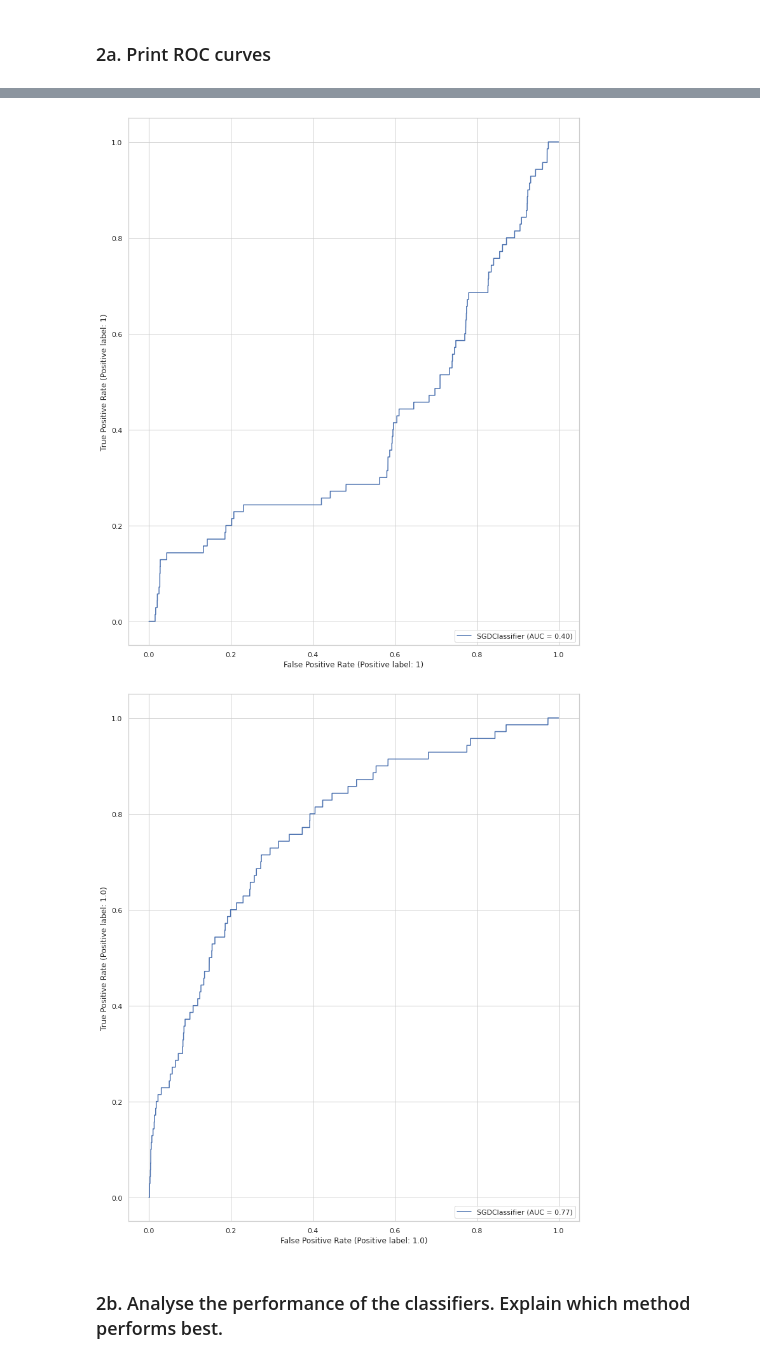
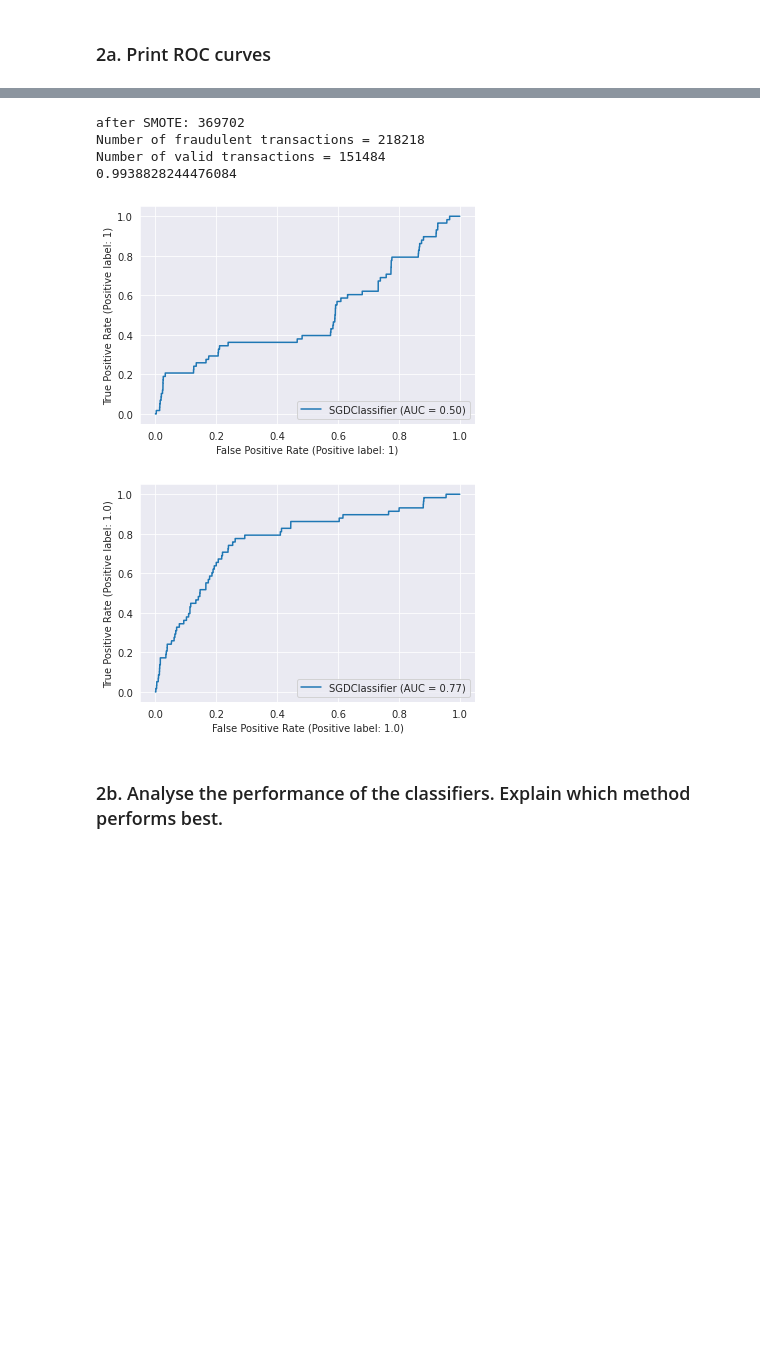
Before and after one commit to CarlosChu-c/CiberSecurityLab, a Jupyter notebook: lab1/Lab1-2021.ipynb, the cells around one changed output, grey strips where cells are left out. Drawn from its saved outputs; the diff is of its cells as text; code cells hidden in the pictures; blank space fills up the shorter version.

```diff
--- a/lab1/Lab1-2021.ipynb
+++ b/lab1/Lab1-2021.ipynb
@@ -228,7 +230,6 @@ label_src = data_src['label']
 data_src = data_src.drop(columns=['label'])
 X_train, X_test, y_train, y_test = train_test_split(data_src, label_src, test_size=0.2)
 # %%
-
 class MySMOTE:
     """
     MySMOTE is a class that implements the SMOTE algorithm.
@@ -242,6 +243,9 @@ class MySMOTE:
             raise ValueError("The sample rate n must be greater than 1")
 
     def fit_resample(self, sample, label):
+        sample_column = sample.columns
+        sample = sample.to_numpy()
+        label = label.to_numpy()
         sample_minor = sample[label == 1]
         self.synthetic = np.zeros((sample_minor.shape[0] * self.n, sample_minor.shape[1]))
         for i in range(sample_minor.shape[0]):
@@ -252,6 +256,8 @@ class MySMOTE:
         # Concatenate the synthetic samples with the original samples
         synthetic = np.concatenate((sample, self.synthetic), axis=0)
         synthetic_label = np.concatenate((label, synthetic_label), axis=0)
+        synthetic = pd.DataFrame(synthetic, columns=sample_column)
+        synthetic_label = pd.Series(synthetic_label)
         return synthetic, synthetic_label
 
     def get_neighbors(self, X, x):
@@ -276,17 +282,18 @@ from sklearn.linear_model import SGDClassifier
 import sklearn.neighbors
 from imblearn.over_sampling import SMOTE
 import sklearn.metrics as metrics
+
 clf = SGDClassifier(max_iter=1000, tol=1e-3)
 clf.fit(X_train, y_train)
 metrics.plot_roc_curve(clf, X_test, y_test)
 print(metrics.accuracy_score(y_test, clf.predict(X_test)))
 metrics.confusion_matrix(y_test, clf.predict(X_test))
 sm = MySMOTE(n=1000, k=2)
-X_train_sm, y_train_sm = sm.fit_resample(X_train.to_numpy(), y_train.to_numpy())
-#display(X_train_sm.head(10))
+X_train_sm, y_train_sm = sm.fit_resample(X_train, y_train)
+display(X_train_sm.head(10))
 print("after SMOTE:",len(X_train_sm))
-#print("Number of fraudulent transactions = " + str(len(y_train_sm.loc[y_train_sm == 1])))
-#print("Number of valid transactions = " + str(len(y_train_sm.loc[y_train_sm == 0])))
+print("Number of fraudulent transactions = " + str(len(y_train_sm.loc[y_train_sm == 1])))
+print("Number of valid transactions = " + str(len(y_train_sm.loc[y_train_sm == 0])))
 clf.fit(X_train_sm, y_train_sm)
 metrics.plot_roc_curve(clf, X_test, y_test)
 print(metrics.accuracy_score(y_test, clf.predict(X_test)))
@@ -297,5 +313,9 @@ after SMOTE: 357702
+after SMOTE: 369702
+Number of fraudulent transactions = 218218
+Number of valid transactions = 151484
+0.9938828244476084
-[figure, old version]
+[figure, new version]
-[figure, old version]
+[figure, new version]
 # %% [markdown]
 ### 2b. Analyse the performance of the classifiers. Explain which method performs best.
 # %% [markdown]
```
Also changed, not shown: parts of 3 cells of this notebook.
